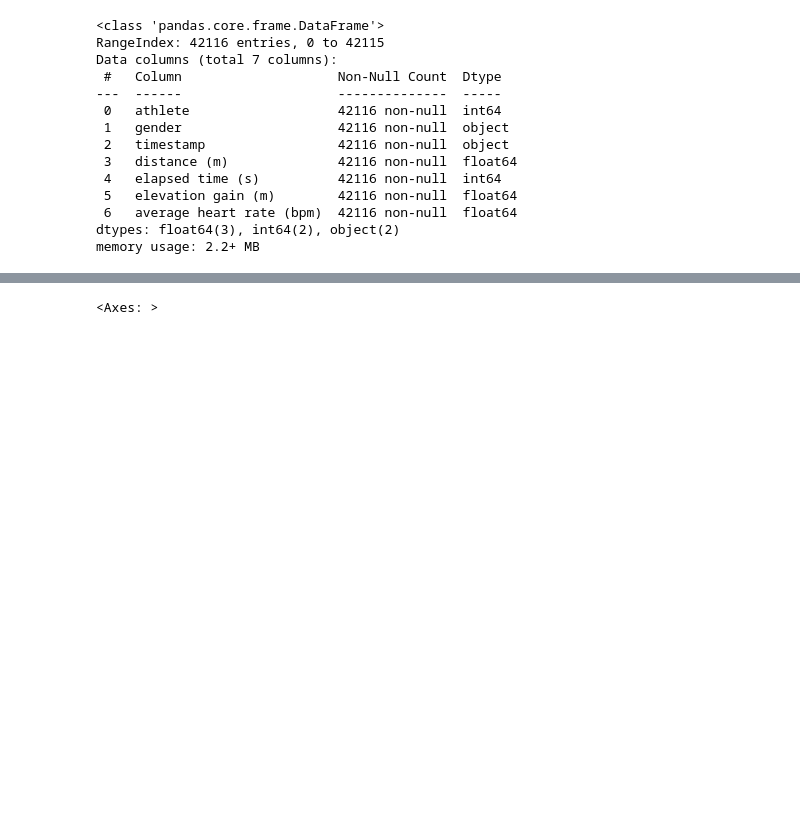
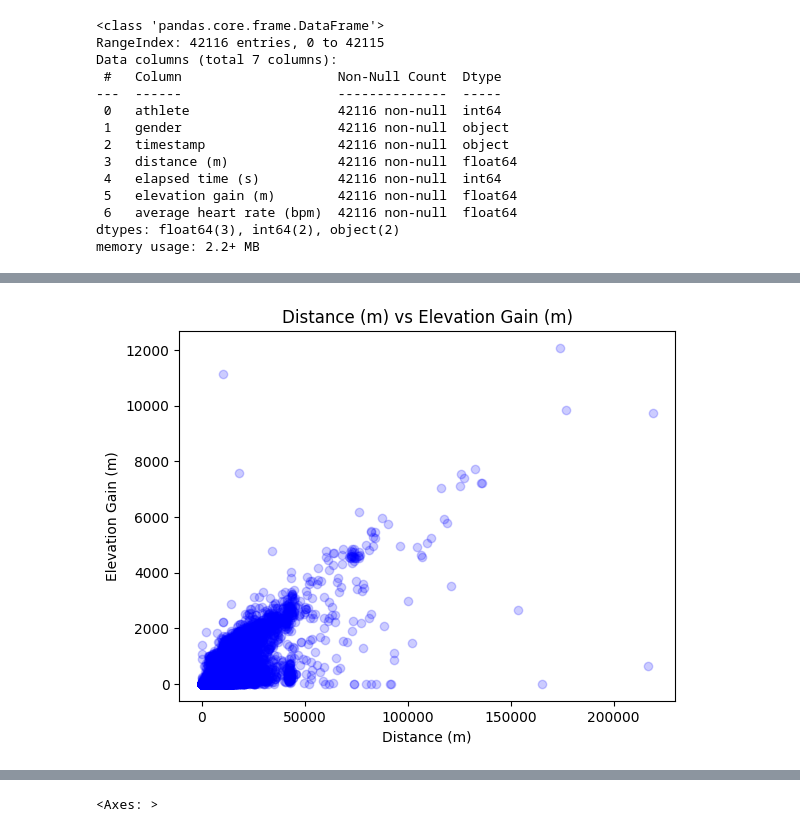
Before and after one commit to ajeuphoria/MSc-Dissertation-Project, a Jupyter notebook: MSc_Final_Project.ipynb, the cells around one changed output, grey strips where cells are left out. Cells and saved outputs as stored; diff of their text form; code cells hidden in the pictures; blank space fills up the shorter version.

```diff
--- a/MSc_Final_Project.ipynb
+++ b/MSc_Final_Project.ipynb
@@ -121,0 +142,10 @@ plt.scatter(df['distance (m)'], df['average heart rate (bpm)'])
+# %%
+# Scatter plot for distance vs Elevation gain
+
+plt.scatter(df['distance (m)'], df['elevation gain (m)'], color='blue', alpha=0.2)
+plt.title('Distance (m) vs Elevation Gain (m)')
+plt.xlabel('Distance (m)')
+plt.ylabel('Elevation Gain (m)')
+plt.show()
+# %% [output]
+[figure, added]
```
Also changed, not shown: parts of 104 cells of this notebook.
